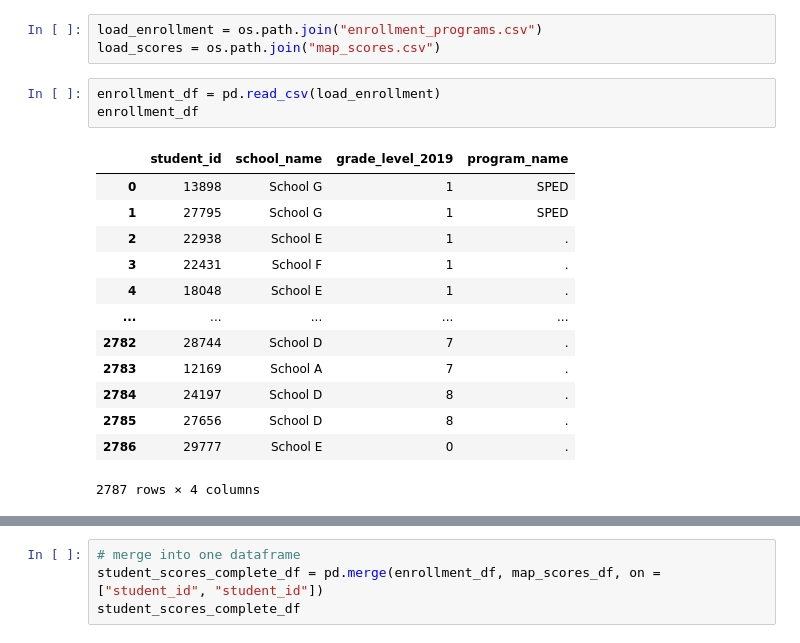
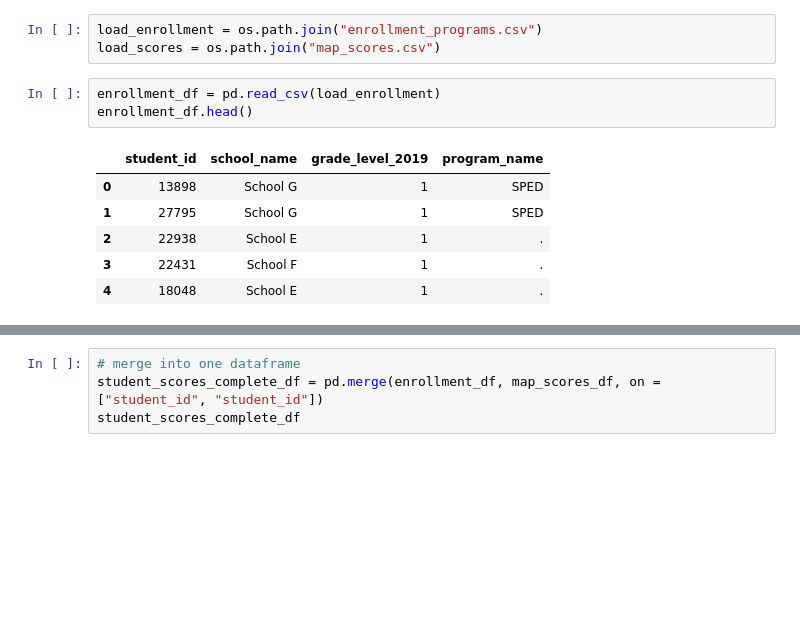
Before and after one commit to charlagarcia/KTX_Performance_Task, a Jupyter notebook: Kipp_project.ipynb, the cells around one changed output, grey strips where cells are left out. Saved outputs shown, nothing was run; the diff lists cells and outputs as text; blank space fills up the shorter version.

```diff
--- a/Kipp_project.ipynb
+++ b/Kipp_project.ipynb
@@ -7,20 +7,13 @@ load_enrollment = os.path.join("enrollment_programs.csv")
 load_scores = os.path.join("map_scores.csv")
 # %%
 enrollment_df = pd.read_csv(load_enrollment)
-enrollment_df
+enrollment_df.head()
 # %% [output]
 |  | student_id | school_name | grade_level_2019 | program_name |
 | 0 | 13898 | School G | 1 | SPED |
 | 1 | 27795 | School G | 1 | SPED |
 | 2 | 22938 | School E | 1 | . |
 | 3 | 22431 | School F | 1 | . |
 | 4 | 18048 | School E | 1 | . |
-| ... | ... | ... | ... | ... |
-| 2782 | 28744 | School D | 7 | . |
-| 2783 | 12169 | School A | 7 | . |
-| 2784 | 24197 | School D | 8 | . |
-| 2785 | 27656 | School D | 8 | . |
-| 2786 | 29777 | School E | 0 | . |
-2787 rows × 4 columns
 # %%
 map_scores_df = pd.read_csv(load_scores)
```
Also changed, not shown: parts of 15 cells of this notebook, 1 other file.
